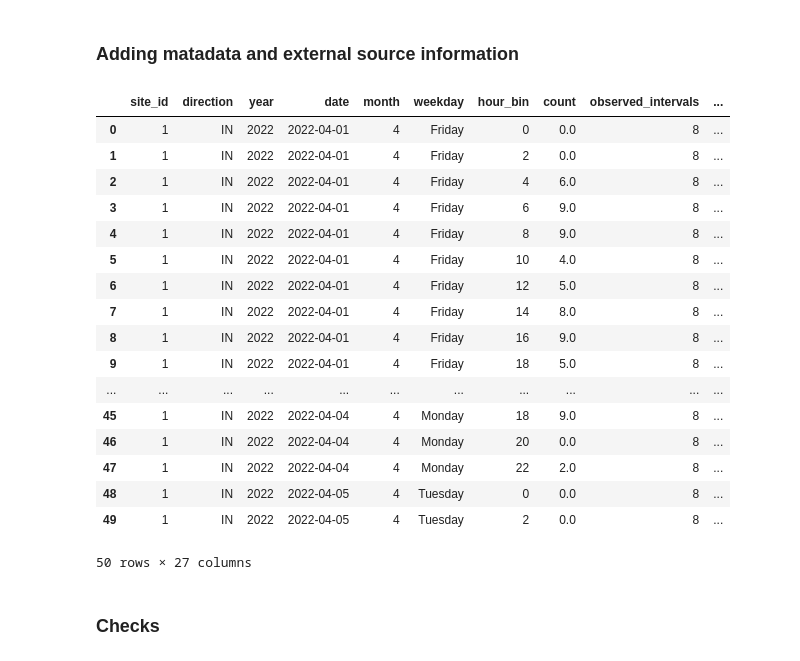
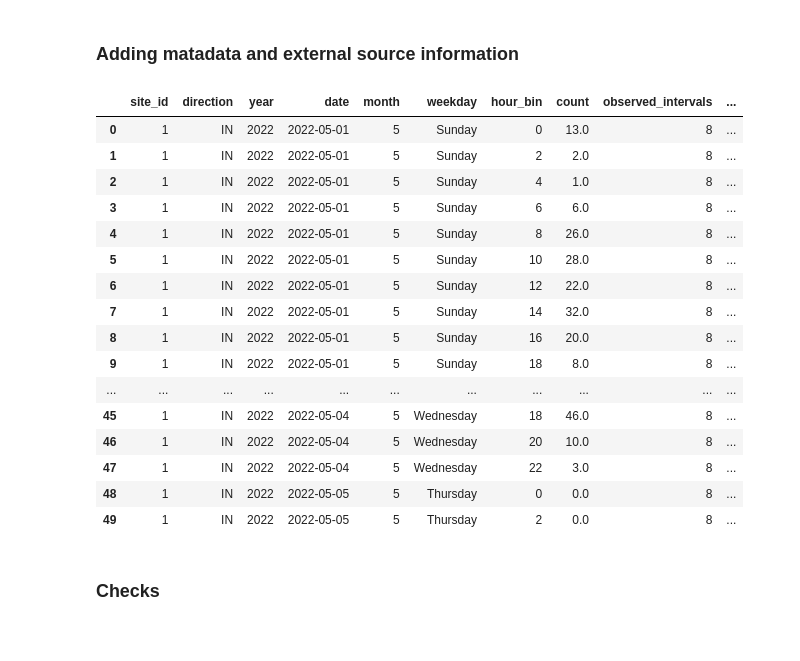
Before and after one commit to annasolodka/mda-cycling-traffic-analysis, a Jupyter notebook: notebooks/02_preprocess_counts.ipynb, the cells around one changed output. Drawn from its saved outputs; the diff is of its cells as text; code cells hidden in the pictures.

Commit message:
Loading data 05.

```diff
--- a/notebooks/02_preprocess_counts.ipynb
+++ b/notebooks/02_preprocess_counts.ipynb
@@ -40,7 +40,6 @@ metadata_files = [
 ]
 
 count_files = [
-    "data-2022-04.csv",
     "data-2022-05.csv",
     "data-2022-06.csv",
     "data-2022-07.csv",
@@ -875,26 +874,26 @@ counts_model_final = add_metadata_and_external_data(
     fuel_prices=fuel_prices,
 )
 # %%
+pd.set_option("display.max_columns", None)
 counts_model_final.head(50)
 # %% [output]
 |  | site_id | direction | year | date | month | weekday | hour_bin | count | observed_intervals | ... |
-| 0 | 1 | IN | 2022 | 2022-04-01 | 4 | Friday | 0 | 0.0 | 8 | ... |
-| 1 | 1 | IN | 2022 | 2022-04-01 | 4 | Friday | 2 | 0.0 | 8 | ... |
-| 2 | 1 | IN | 2022 | 2022-04-01 | 4 | Friday | 4 | 6.0 | 8 | ... |
-| 3 | 1 | IN | 2022 | 2022-04-01 | 4 | Friday | 6 | 9.0 | 8 | ... |
-| 4 | 1 | IN | 2022 | 2022-04-01 | 4 | Friday | 8 | 9.0 | 8 | ... |
-| 5 | 1 | IN | 2022 | 2022-04-01 | 4 | Friday | 10 | 4.0 | 8 | ... |
-| 6 | 1 | IN | 2022 | 2022-04-01 | 4 | Friday | 12 | 5.0 | 8 | ... |
-| 7 | 1 | IN | 2022 | 2022-04-01 | 4 | Friday | 14 | 8.0 | 8 | ... |
-| 8 | 1 | IN | 2022 | 2022-04-01 | 4 | Friday | 16 | 9.0 | 8 | ... |
-| 9 | 1 | IN | 2022 | 2022-04-01 | 4 | Friday | 18 | 5.0 | 8 | ... |
+| 0 | 1 | IN | 2022 | 2022-05-01 | 5 | Sunday | 0 | 13.0 | 8 | ... |
+| 1 | 1 | IN | 2022 | 2022-05-01 | 5 | Sunday | 2 | 2.0 | 8 | ... |
+| 2 | 1 | IN | 2022 | 2022-05-01 | 5 | Sunday | 4 | 1.0 | 8 | ... |
+| 3 | 1 | IN | 2022 | 2022-05-01 | 5 | Sunday | 6 | 6.0 | 8 | ... |
+| 4 | 1 | IN | 2022 | 2022-05-01 | 5 | Sunday | 8 | 26.0 | 8 | ... |
+| 5 | 1 | IN | 2022 | 2022-05-01 | 5 | Sunday | 10 | 28.0 | 8 | ... |
+| 6 | 1 | IN | 2022 | 2022-05-01 | 5 | Sunday | 12 | 22.0 | 8 | ... |
+| 7 | 1 | IN | 2022 | 2022-05-01 | 5 | Sunday | 14 | 32.0 | 8 | ... |
+| 8 | 1 | IN | 2022 | 2022-05-01 | 5 | Sunday | 16 | 20.0 | 8 | ... |
+| 9 | 1 | IN | 2022 | 2022-05-01 | 5 | Sunday | 18 | 8.0 | 8 | ... |
 | ... | ... | ... | ... | ... | ... | ... | ... | ... | ... | ... |
-| 45 | 1 | IN | 2022 | 2022-04-04 | 4 | Monday | 18 | 9.0 | 8 | ... |
-| 46 | 1 | IN | 2022 | 2022-04-04 | 4 | Monday | 20 | 0.0 | 8 | ... |
-| 47 | 1 | IN | 2022 | 2022-04-04 | 4 | Monday | 22 | 2.0 | 8 | ... |
-| 48 | 1 | IN | 2022 | 2022-04-05 | 4 | Tuesday | 0 | 0.0 | 8 | ... |
-| 49 | 1 | IN | 2022 | 2022-04-05 | 4 | Tuesday | 2 | 0.0 | 8 | ... |
+| 45 | 1 | IN | 2022 | 2022-05-04 | 5 | Wednesday | 18 | 46.0 | 8 | ... |
+| 46 | 1 | IN | 2022 | 2022-05-04 | 5 | Wednesday | 20 | 10.0 | 8 | ... |
+| 47 | 1 | IN | 2022 | 2022-05-04 | 5 | Wednesday | 22 | 3.0 | 8 | ... |
+| 48 | 1 | IN | 2022 | 2022-05-05 | 5 | Thursday | 0 | 0.0 | 8 | ... |
+| 49 | 1 | IN | 2022 | 2022-05-05 | 5 | Thursday | 2 | 0.0 | 8 | ... |
-50 rows × 27 columns
 # %%
 counts_model_final.to_csv(
     processed_folder / "counts_model_final.csv",
```
Also changed, not shown: parts of 8 cells of this notebook, 1 other file.
